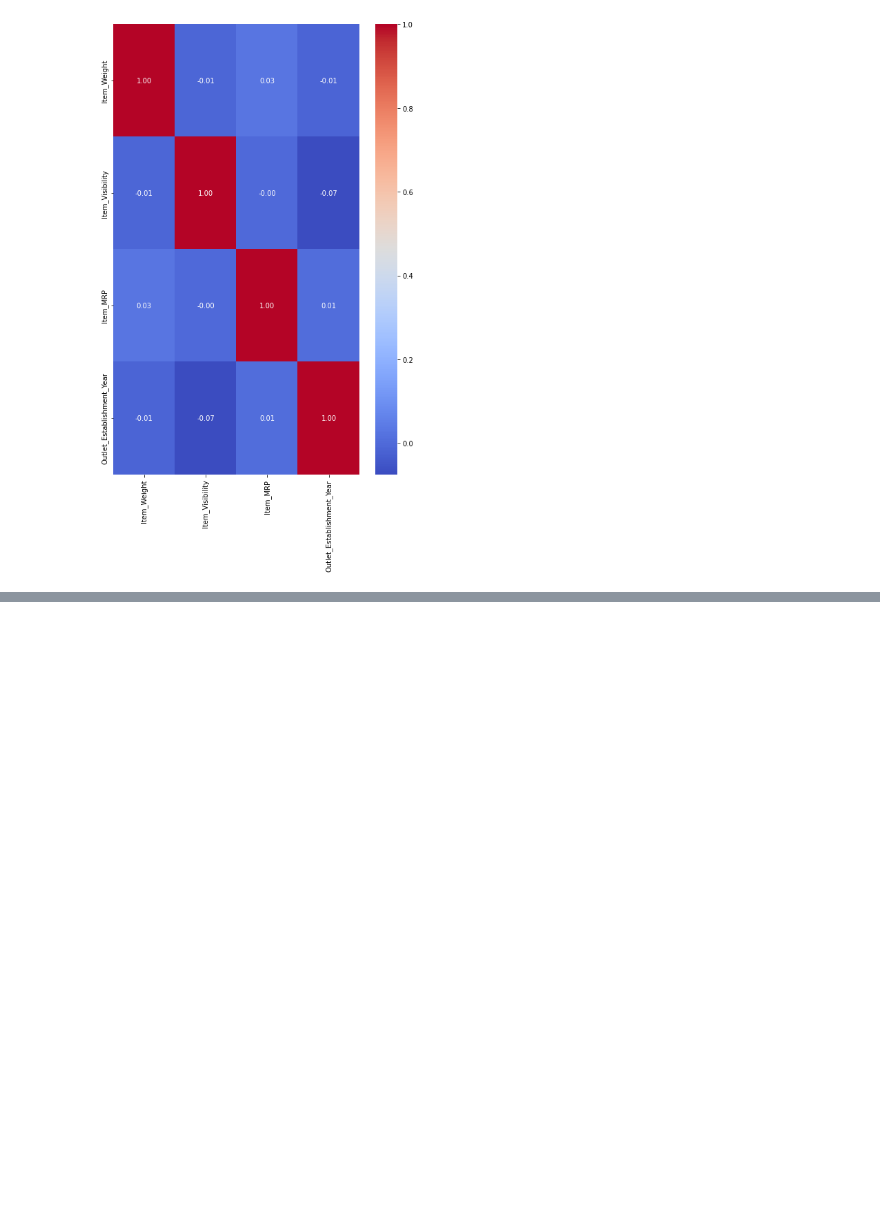
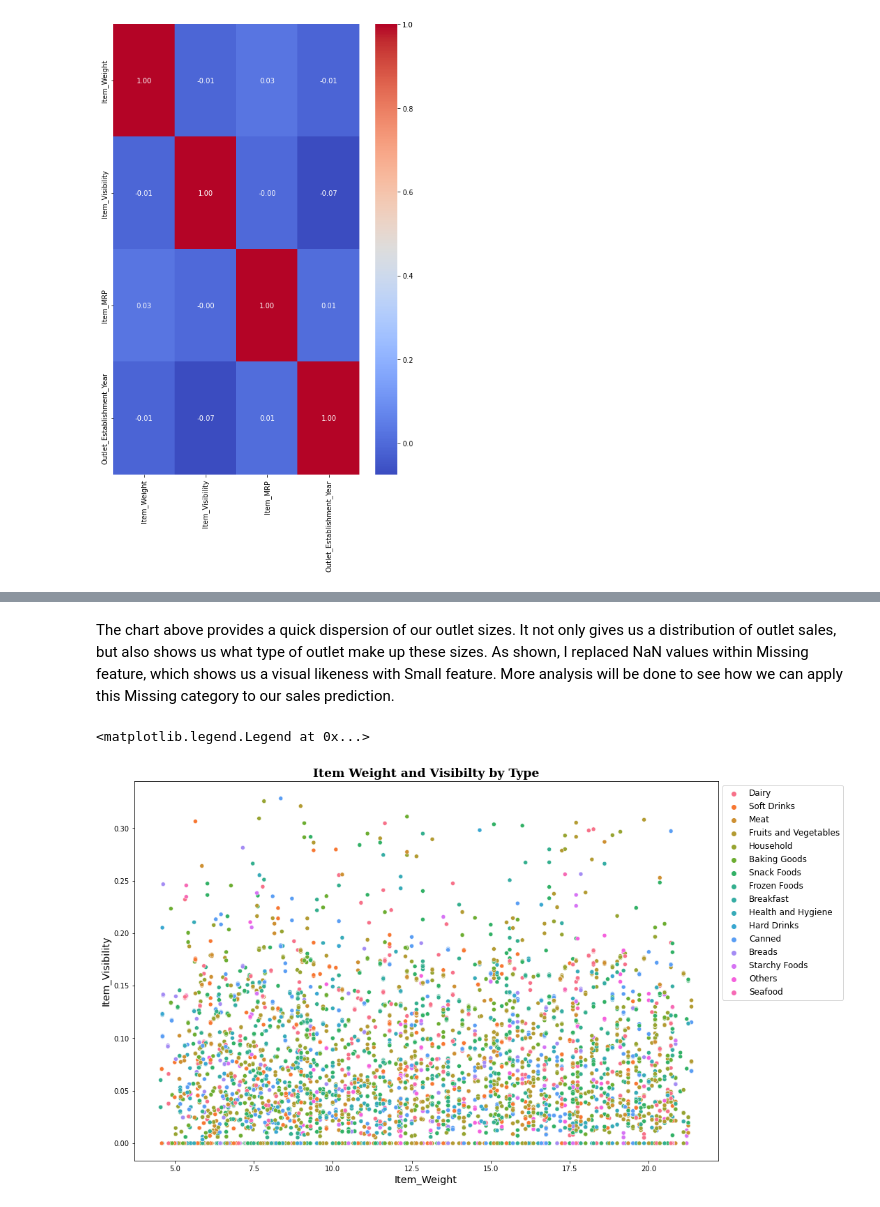
Before and after one commit to bradshawjoshua/sales-prediction, a Jupyter notebook: 18_Part_2_sales_predictions.ipynb, the cells around one changed output, grey strips where cells are left out. Cells and saved outputs as stored; diff of their text form; code cells hidden in the pictures; blank space fills up the shorter version.

```diff
--- a/18_Part_2_sales_predictions.ipynb
+++ b/18_Part_2_sales_predictions.ipynb
@@ -298,0 +321,24 @@ sns.heatmap(corr, cmap='coolwarm', annot=True, fmt ='.2f')
+# %% [markdown]
+The chart above provides a quick dispersion of our outlet sizes. It not only gives us a distribution of outlet sales, but also shows us what type of outlet make up these sizes. As shown, I replaced NaN values within Missing feature, which shows us a visual likeness with Small feature. More analysis will be done to see how we can apply this Missing category to our sales prediction.
+# %%
+fig, ax = plt.subplots(figsize=(15,10))
+
+ax = sns.scatterplot(data = df, x = 'Item_Weight', y = 'Item_Visibility', hue = 'Item_Type')
+ax.legend(bbox_to_anchor=[1,1])
+
+ax.set_title('Item Weight and Visibilty by Type',
+             fontfamily='serif',
+             fontsize='xx-large',
+             fontweight='semibold');
+
+ax.set_xlabel(ax.xaxis.get_label().get_text(),
+    fontsize='x-large')
+
+ax.set_ylabel(ax.yaxis.get_label().get_text(),
+    fontsize='x-large')
+
+
+ax.legend(bbox_to_anchor=[1,1], fontsize = 'large')
+# %% [output]
+<matplotlib.legend.Legend at 0x...>
+[figure, added]
```
Also changed, not shown: parts of 4 cells of this notebook.
